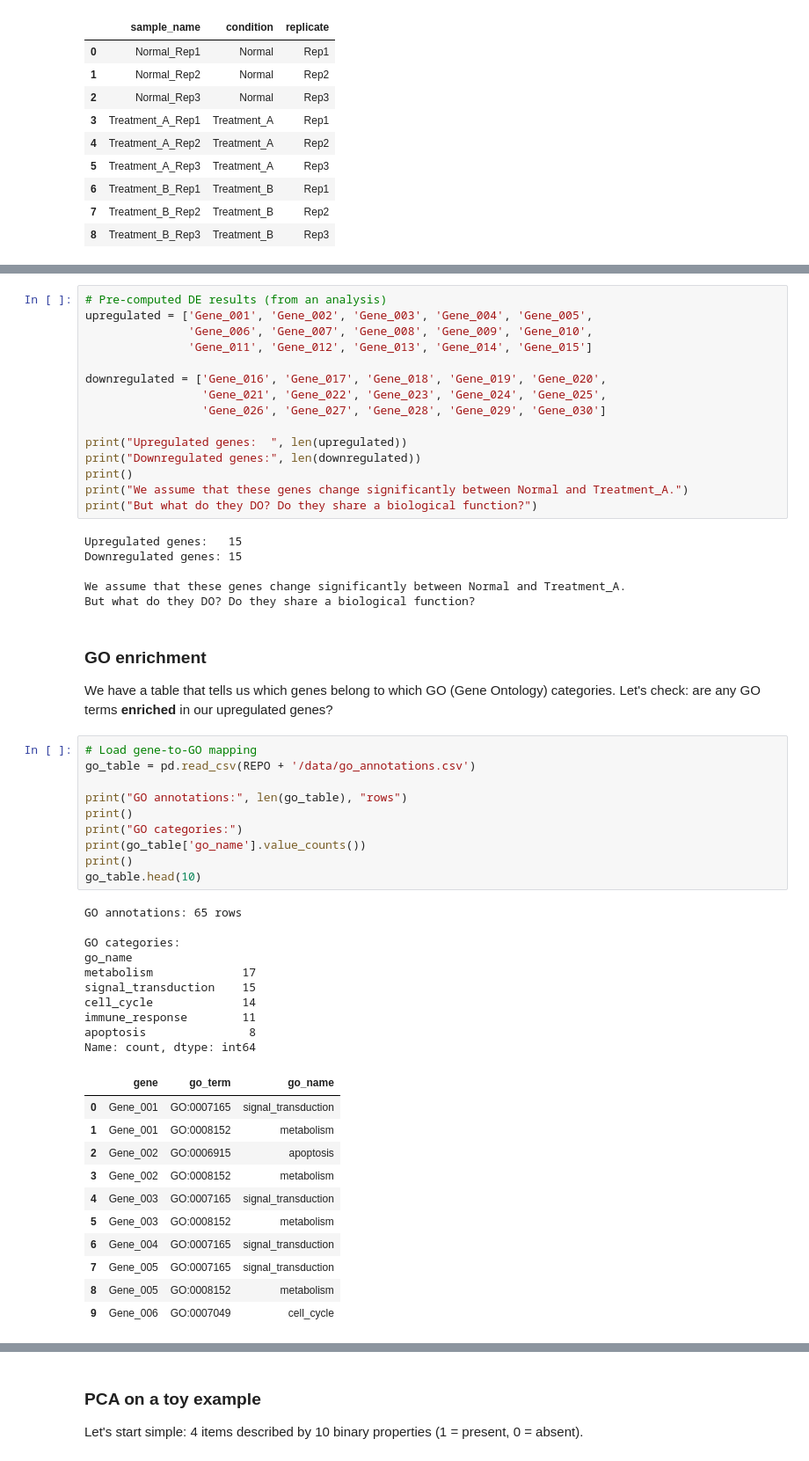
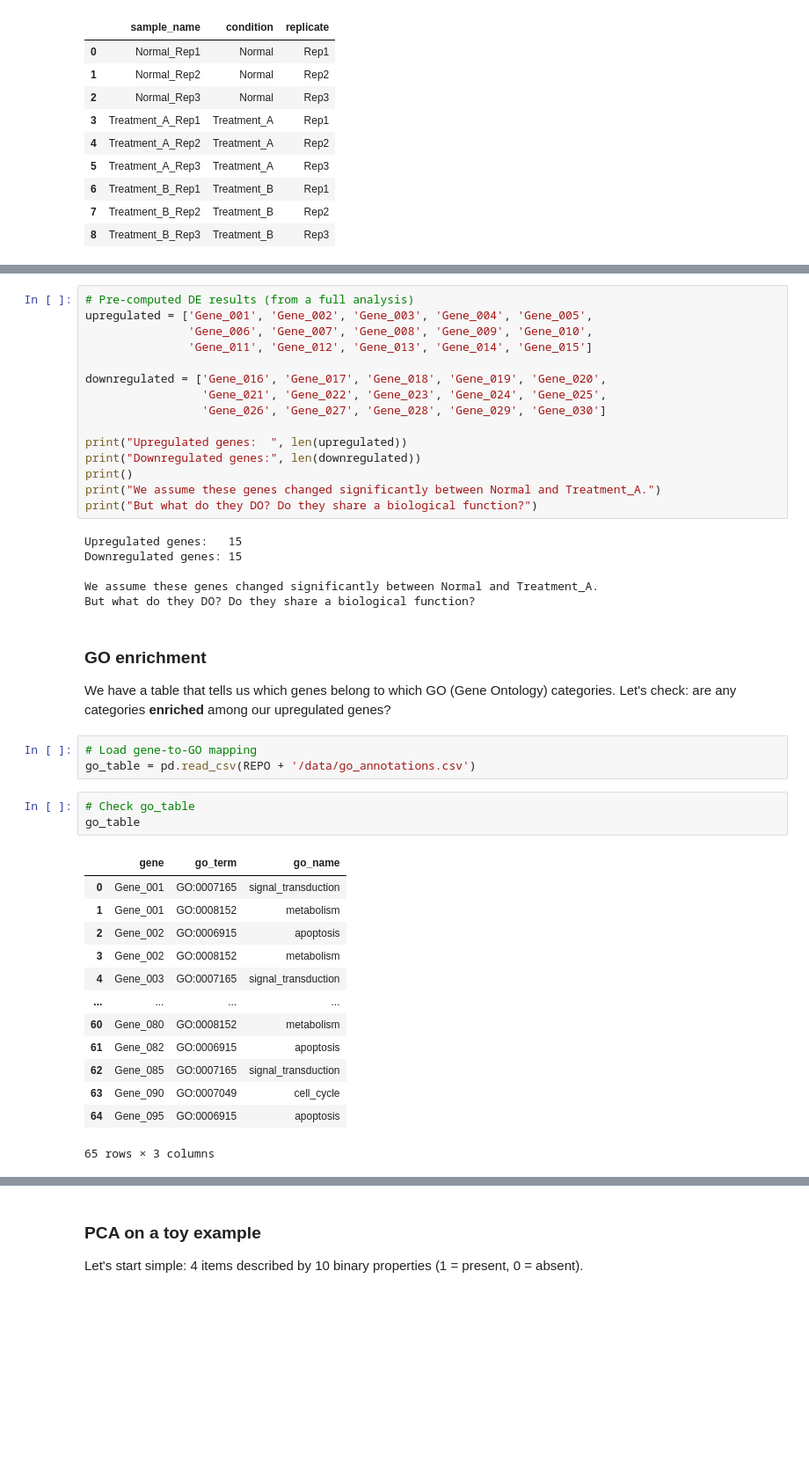
Before and after one commit to cgenomicslab/imbb-data-analysis, a Jupyter notebook: week1/day4_enrichment_dimensionality.ipynb, the cells around one changed output, grey strips where cells are left out. Shown at 88% size. Saved outputs shown, nothing was run; the diff lists cells and outputs as text; blank space fills up the shorter version.

```diff
--- a/week1/day4_enrichment_dimensionality.ipynb
+++ b/week1/day4_enrichment_dimensionality.ipynb
@@ -276,5 +274,5 @@ For now, **assume we ran a full analysis** and found these genes differentially
 # %%
-# Pre-computed DE results (from an analysis)
+# Pre-computed DE results (from a full analysis)
 upregulated = ['Gene_001', 'Gene_002', 'Gene_003', 'Gene_004', 'Gene_005',
                'Gene_006', 'Gene_007', 'Gene_008', 'Gene_009', 'Gene_010',
                'Gene_011', 'Gene_012', 'Gene_013', 'Gene_014', 'Gene_015']
@@ -286,48 +284,36 @@ downregulated = ['Gene_016', 'Gene_017', 'Gene_018', 'Gene_019', 'Gene_020',
 print("Upregulated genes:  ", len(upregulated))
 print("Downregulated genes:", len(downregulated))
 print()
-print("We assume that these genes change significantly between Normal and Treatment_A.")
+print("We assume these genes changed significantly between Normal and Treatment_A.")
 print("But what do they DO? Do they share a biological function?")
 # %% [output]
 Upregulated genes:   15
 Downregulated genes: 15
 
-We assume that these genes change significantly between Normal and Treatment_A.
+We assume these genes changed significantly between Normal and Treatment_A.
 But what do they DO? Do they share a biological function?
 # %% [markdown]
 ### GO enrichment
 
 We have a table that tells us which genes belong to which GO (Gene Ontology) categories.
-Let's check: are any GO terms **enriched** in our upregulated genes?
+Let's check: are any categories **enriched** among our upregulated genes?
 # %%
 # Load gene-to-GO mapping
 go_table = pd.read_csv(REPO + '/data/go_annotations.csv')
-
-print("GO annotations:", len(go_table), "rows")
-print()
-print("GO categories:")
-print(go_table['go_name'].value_counts())
-print()
-go_table.head(10)
-# %% [output]
-GO annotations: 65 rows
-
-GO categories:
-go_name
-metabolism             17
-signal_transduction    15
-cell_cycle             14
-immune_response        11
-apoptosis               8
-Name: count, dtype: int64
-|  | gene | go_term | go_name |
-| 0 | Gene_001 | GO:0007165 | signal_transduction |
-| 1 | Gene_001 | GO:0008152 | metabolism |
-| 2 | Gene_002 | GO:0006915 | apoptosis |
-| 3 | Gene_002 | GO:0008152 | metabolism |
-| 4 | Gene_003 | GO:0007165 | signal_transduction |
-| 5 | Gene_003 | GO:0008152 | metabolism |
-| 6 | Gene_004 | GO:0007165 | signal_transduction |
-| 7 | Gene_005 | GO:0007165 | signal_transduction |
-| 8 | Gene_005 | GO:0008152 | metabolism |
-| 9 | Gene_006 | GO:0007049 | cell_cycle |
+# %%
+# Check go_table
+go_table
+# %% [output]
+|  | gene | go_term | go_name |
+| 0 | Gene_001 | GO:0007165 | signal_transduction |
+| 1 | Gene_001 | GO:0008152 | metabolism |
+| 2 | Gene_002 | GO:0006915 | apoptosis |
+| 3 | Gene_002 | GO:0008152 | metabolism |
+| 4 | Gene_003 | GO:0007165 | signal_transduction |
+| ... | ... | ... | ... |
+| 60 | Gene_080 | GO:0008152 | metabolism |
+| 61 | Gene_082 | GO:0006915 | apoptosis |
+| 62 | Gene_085 | GO:0007165 | signal_transduction |
+| 63 | Gene_090 | GO:0007049 | cell_cycle |
+| 64 | Gene_095 | GO:0006915 | apoptosis |
+65 rows × 3 columns
```
Also changed, not shown: parts of 56 cells of this notebook.
